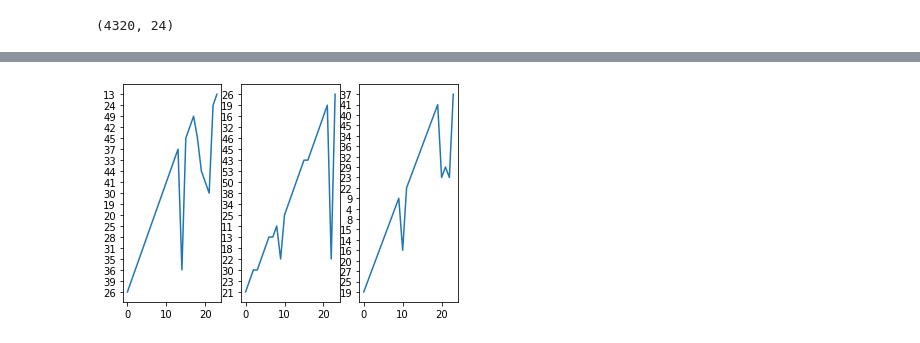
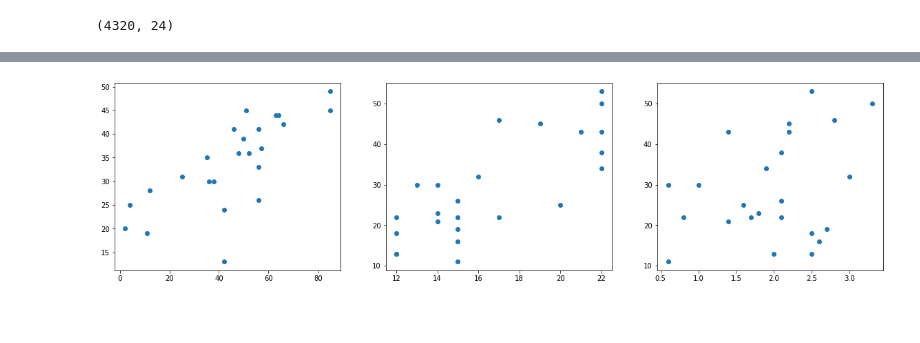
Before and after one commit to y8gao/ML_Study, a Jupyter notebook: HW1/hw1.ipynb, the cells around one changed output, grey strips where cells are left out. Saved outputs shown, nothing was run; the diff lists cells and outputs as text; code cells hidden in the pictures; blank space fills up the shorter version.

```diff
--- a/HW1/hw1.ipynb
+++ b/HW1/hw1.ipynb
@@ -29,8 +9,9 @@ read_csv(filepath_or_buffer:Union[str, pathlib.Path, IO[~AnyStr]], sep=',', deli
 # used_cols = [str(x) for x in range(24)]
 used_cols = [str(x) for x in range(24)]
 # data = pd.read_csv('data/train.csv', encoding="big5", usecols = used_cols)
-data = pd.read_csv('data/train.csv', encoding="big5")
-data.head()
+train_data = pd.read_csv('data/train.csv', encoding="big5")
+train_data=train_data.replace("NR",0)
+train_data.head(18)
 # %% [output]
 |  | 日期 | 測站 | 測項 | 0 | 1 | 2 | 3 | 4 | 5 | 6 | ... | ... |
 | 0 | 2014/1/1 | 豐原 | AMB_TEMP | 14 | 14 | 14 | 13 | 12 | 12 | 12 | ... | ... |
@@ -50,8 +40,10 @@ Index(['0', '1', '2', '3', '4', '5', '6', '7', '8', '9', '10', '11', '12',
       dtype='object')
 # %%
-npdata = data[used_cols].to_numpy()
-npdata.shape
+np_train_data = train_data[used_cols].to_numpy()
+np_train_data.shape
 # %% [output]
 (4320, 24)
 # %%
-newdata = npdata.reshape((240,18,24))
+newdata = np_train_data.reshape((240,18,24))
+
+newdata
@@ -60,7 +89,7 @@ newdata = newdata.transpose((0,2,1))
 # %%
 # data['測項'][:18]
 new_df = pd.DataFrame(data=newdata.reshape((240*24, 18)),
-                        columns=data['測項'][:18])
+                        columns=train_data['測項'][:18],dtype=float)
 # %%
 new_df.head()
 # %% [output]
@@ -73,16 +121,16 @@ new_df.head()
 # %%
 import matplotlib.pyplot as plt
 
-# plt.figure(1)
-plt.subplot(1,3, 1)
-plt.plot([x for x in range(24)], new_df['PM2.5'][:24])
+plt.figure(figsize=(20,5))
+plt.subplot(1,3,1)
+plt.scatter(new_df['PM10'][0:24], new_df['PM2.5'][0:24])
 plt.subplot(1,3,2)
 # plt.plot([4,5,6])
-plt.plot([x for x in range(24)], new_df['PM2.5'][24:24*2])
+plt.scatter(new_df['AMB_TEMP'][0:24], new_df['PM2.5'][24:24*2])
 
 plt.subplot(1,3,3)
-plt.plot([x for x in range(24)], new_df['PM2.5'][24*2:24*3])
+plt.scatter(new_df['WIND_SPEED'][0:24], new_df['PM2.5'][24:24*2])
 
 plt.show()
 # %% [output]
-[figure, old version]
+[figure, new version]
```
Also changed, not shown: parts of 44 cells of this notebook.
